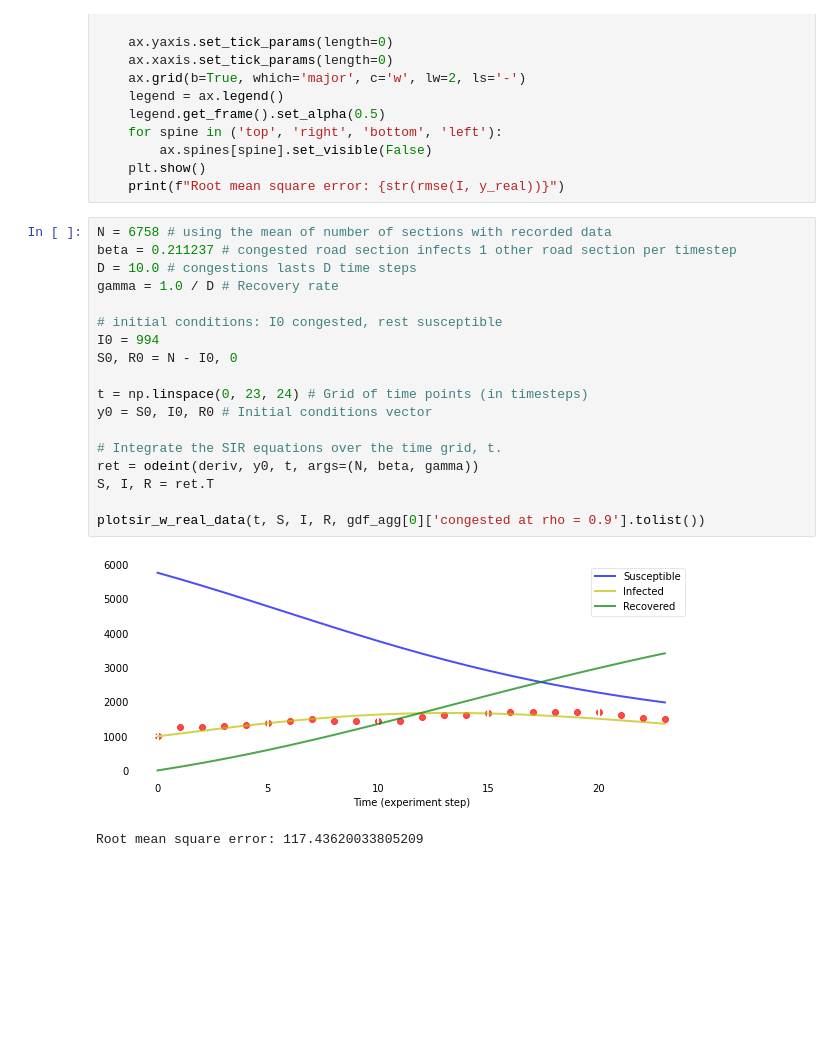
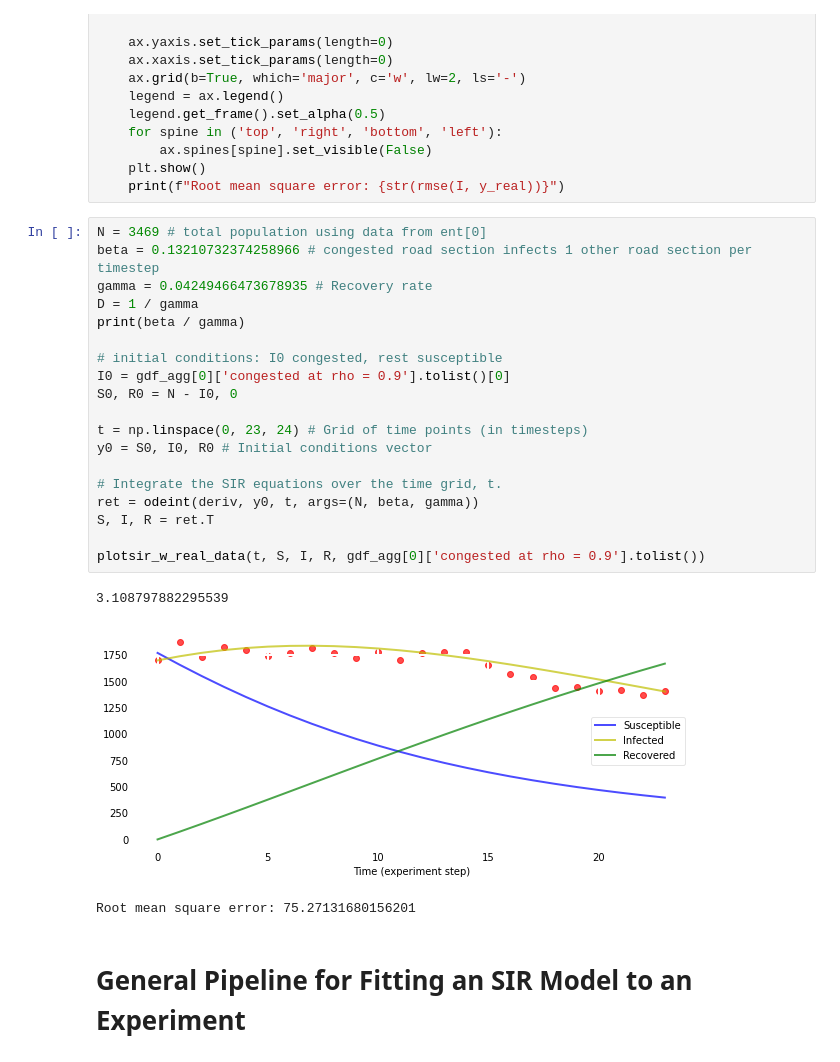
Before and after one commit to CarlQGan/SIR_Traffic, a Jupyter notebook: SIRModel.ipynb, the cells around one changed output. Cells and saved outputs as stored; diff of their text form; blank space fills up the shorter version.

```diff
--- a/SIRModel.ipynb
+++ b/SIRModel.ipynb
@@ -686,23 +700,27 @@ def plotsir_w_real_data(t, S, I, R, y_real):
     plt.show()
     print(f"Root mean square error: {str(rmse(I, y_real))}")
 # %%
-N = 6758 # using the mean of number of sections with recorded data
-beta = 0.211237 # congested road section infects 1 other road section per timestep
-D = 10.0 # congestions lasts D time steps
-gamma = 1.0 / D # Recovery rate
+N = 3469 # total population using data from ent[0]
+beta = 0.13210732374258966 # congested road section infects 1 other road section per timestep
+gamma = 0.04249466473678935 # Recovery rate
+D = 1 / gamma
+print(beta / gamma)
 
 # initial conditions: I0 congested, rest susceptible
-I0 = 994
+I0 = gdf_agg[0]['congested at rho = 0.9'].tolist()[0]
 S0, R0 = N - I0, 0
 
 t = np.linspace(0, 23, 24) # Grid of time points (in timesteps)
 y0 = S0, I0, R0 # Initial conditions vector
 
 # Integrate the SIR equations over the time grid, t.
 ret = odeint(deriv, y0, t, args=(N, beta, gamma))
 S, I, R = ret.T
 
 plotsir_w_real_data(t, S, I, R, gdf_agg[0]['congested at rho = 0.9'].tolist())
 # %% [output]
+3.108797882295539
-[figure, old version]
+[figure, new version]
-Root mean square error: 117.43620033805209
+Root mean square error: 75.27131680156201
+# %% [markdown]
+# General Pipeline for Fitting an SIR Model to an Experiment
```
Also changed, not shown: parts of 10 cells of this notebook.
